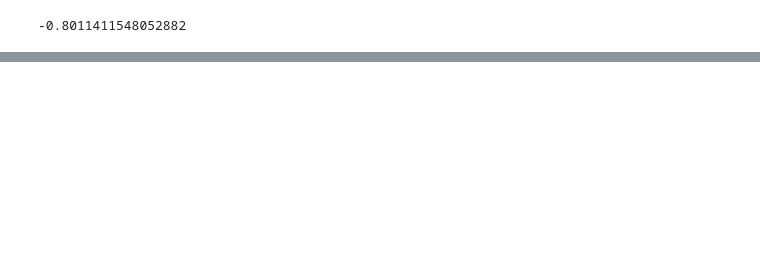
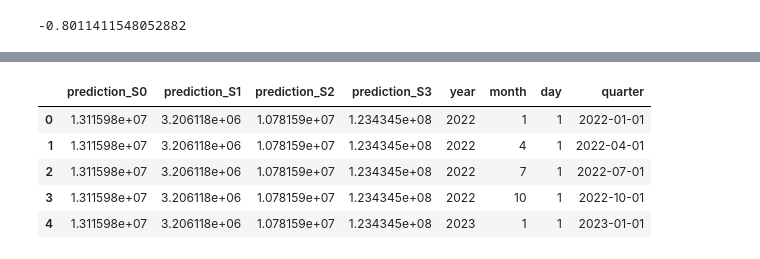
Before and after one commit to Snopoff/NSPF-Financial-Behavior, a Jupyter notebook: Predictions.ipynb, the cells around one changed output, grey strips where cells are left out. Saved outputs shown, nothing was run; the diff lists cells and outputs as text; code cells hidden in the pictures; blank space fills up the shorter version.

```diff
--- a/Predictions.ipynb
+++ b/Predictions.ipynb
@@ -112,3 +114,5 @@ pred_df["prediction_S3_C3"] = model.predict(pred_df)
+# %%
+results = pd.DataFrame(index=pred_df.index, columns=pred_df.columns)
 # %%
 %%time
 predictions_per_selection = [None]*4
@@ -138,0 +164,14 @@ def pension_calc(start_payment, payment, age_start, age_finish, retirement_years
+# %%
+import datetime
+# Create a new column 'date' by combining year, month and day columns
+results['quarter'] = results.apply(lambda x: datetime.datetime(int(x['year']), int(x['month']), int(x['day'])), axis=1)
+
+# Check the dataframe
+results.head()
+# %% [output]
+|  | prediction_S0 | prediction_S1 | prediction_S2 | prediction_S3 | year | month | day | quarter |
+| 0 | 1.311598e+07 | 3.206118e+06 | 1.078159e+07 | 1.234345e+08 | 2022 | 1 | 1 | 2022-01-01 |
+| 1 | 1.311598e+07 | 3.206118e+06 | 1.078159e+07 | 1.234345e+08 | 2022 | 4 | 1 | 2022-04-01 |
+| 2 | 1.311598e+07 | 3.206118e+06 | 1.078159e+07 | 1.234345e+08 | 2022 | 7 | 1 | 2022-07-01 |
+| 3 | 1.311598e+07 | 3.206118e+06 | 1.078159e+07 | 1.234345e+08 | 2022 | 10 | 1 | 2022-10-01 |
+| 4 | 1.311598e+07 | 3.206118e+06 | 1.078159e+07 | 1.234345e+08 | 2023 | 1 | 1 | 2023-01-01 |
```
Also changed, not shown: parts of 15 cells of this notebook, 2 other files.
